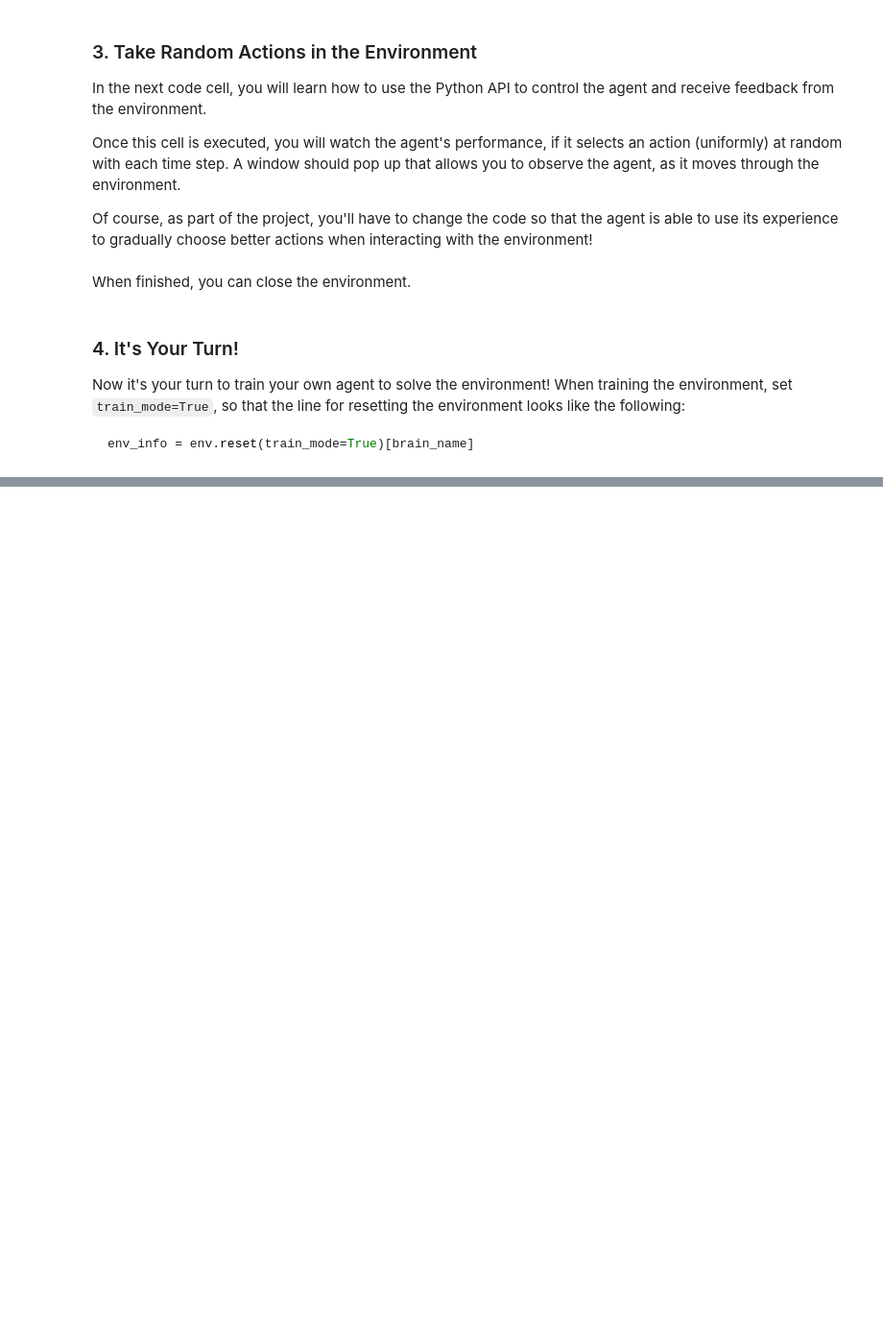
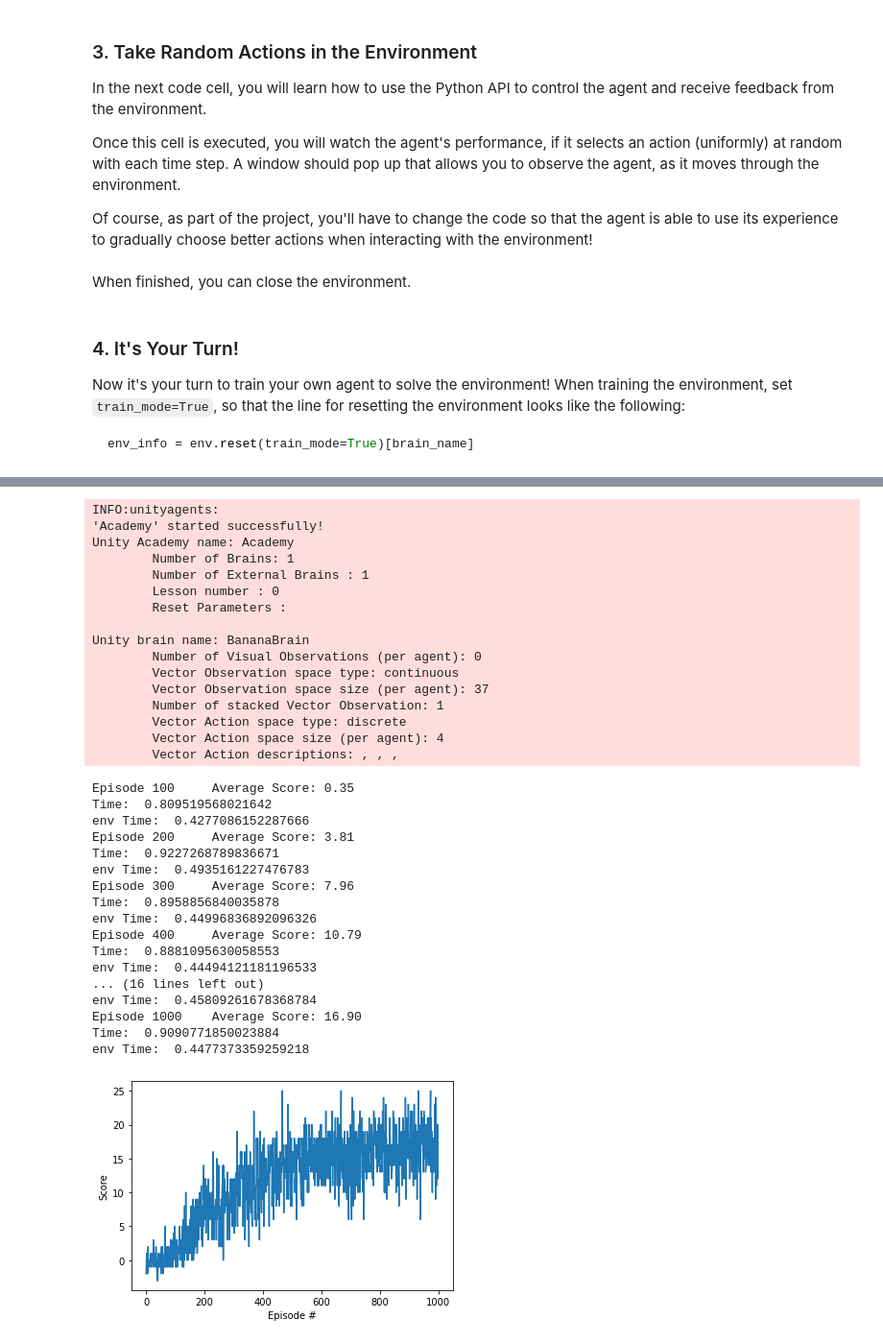
Before and after one commit to jmh-1/deep-reinforcement-learning, a Jupyter notebook: p1_navigation/Navigation.ipynb, the cells around one changed output, grey strips where cells are left out. Shown at 96% size. Cells and saved outputs as stored; diff of their text form; code cells hidden in the pictures; blank space fills up the shorter version.

```diff
--- a/p1_navigation/Navigation.ipynb
+++ b/p1_navigation/Navigation.ipynb
@@ -314,31 +341,66 @@ def dqn(agent, n_episodes=2000, max_t=1000, eps_start=1.0, eps_end=0.01, eps_dec
             state = next_state
             score += reward
             if done:
                 break
 
 
         scores_window.append(score)       # save most recent score
         scores.append(score)              # save most recent score
         eps = max(eps_end, eps_decay*eps) # decrease epsilon
         print('\rEpisode {}\tAverage Score: {:.2f}'.format(i_episode, np.mean(scores_window)), end="")
         if i_episode % 100 == 0:
             print('\rEpisode {}\tAverage Score: {:.2f}'.format(i_episode, np.mean(scores_window)))
             print('Time: ', timeit.default_timer() - start)
             print('env Time: ', total_env_time)
         if np.mean(scores_window)>=13.0 and not solved:
             print('\nEnvironment solved in {:d} episodes!\tAverage Score: {:.2f}'.format(i_episode-100, np.mean(scores_window)))
-            torch.save(agent.qnetwork_local.state_dict(), 'checkpoint_double.pth')
+            torch.save(agent.qnetwork_local.state_dict(), 'checkpoint_double_final.pth')
             solved = True
     torch.save(agent.qnetwork_local.state_dict(), 'checkpoint_double_final.pth')
 
     return scores
 
 scores = dqn(agent, n_episodes=1000)
 
 # plot the scores
 fig = plt.figure()
 ax = fig.add_subplot(111)
 plt.plot(np.arange(len(scores)), scores)
 plt.ylabel('Score')
 plt.xlabel('Episode #')
 plt.show()
+# %% [output]
+INFO:unityagents:
+'Academy' started successfully!
+Unity Academy name: Academy
+        Number of Brains: 1
+        Number of External Brains : 1
+        Lesson number : 0
+        Reset Parameters :
+
+Unity brain name: BananaBrain
+        Number of Visual Observations (per agent): 0
+        Vector Observation space type: continuous
+        Vector Observation space size (per agent): 37
+        Number of stacked Vector Observation: 1
+        Vector Action space type: discrete
+        Vector Action space size (per agent): 4
+        Vector Action descriptions: , , ,
+Episode 100     Average Score: 0.35
+Time:  0.809519568021642
+env Time:  0.4277086152287666
+Episode 200     Average Score: 3.81
+Time:  0.9227268789836671
+env Time:  0.4935161227476783
+Episode 300     Average Score: 7.96
+Time:  0.8958856840035878
+env Time:  0.44996836892096326
+Episode 400     Average Score: 10.79
+Time:  0.8881095630058553
+env Time:  0.44494121181196533
+... (16 lines left out)
+env Time:  0.45809261678368784
+Episode 1000    Average Score: 16.90
+Time:  0.9090771850023884
+env Time:  0.4477373359259218
+[figure, added]
```
Also changed, not shown: parts of 1 cell of this notebook, 2 other files.
